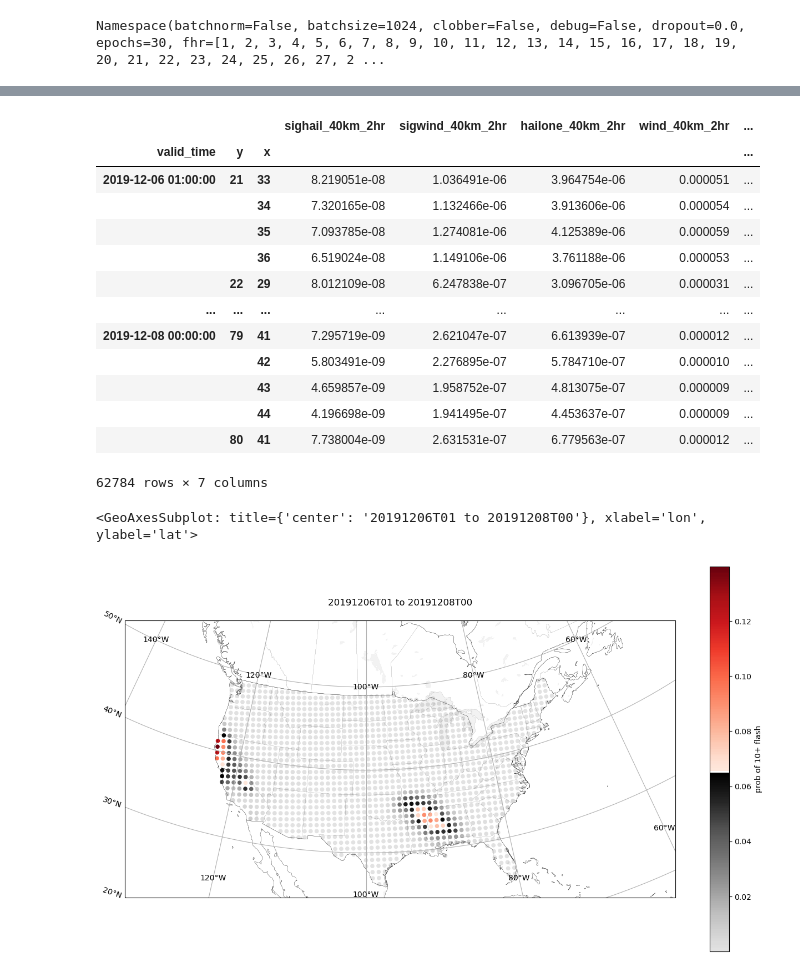
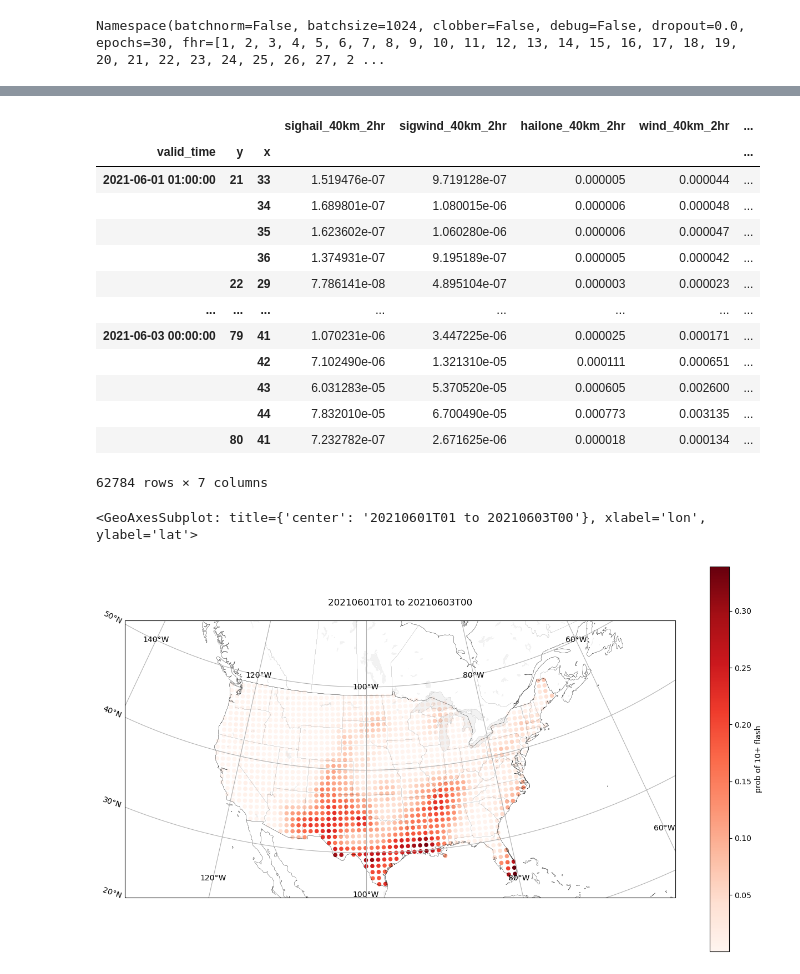
Before and after one commit to ahijevyc/machine-learning, a Jupyter notebook: lightning_prob.ipynb, the cells around one changed output, grey strips where cells are left out. Cells and saved outputs as stored; diff of their text form; code cells hidden in the pictures.

Commit message:
cmap issues

```diff
--- a/lightning_prob.ipynb
+++ b/lightning_prob.ipynb
@@ -197,4 +183,5 @@ To enable them in other operations, rebuild TensorFlow with the appropriate comp
 # %%
 idate = pd.to_datetime(idate).round("D")
+idate = pd.to_datetime("20210601")
 idate
 # %% [output]
@@ -202,9 +189,9 @@ Timestamp('2019-12-06 00:00:00')
 # %%
 parser = get_argparser()
-args = parser.parse_args(args="--model HRRR --batchsize 1024 --neurons 1024 --optim adam --glm "
-                         "--trainstart 19700101 --trainend 20201202 --teststart 20201202T12 "
-                         "--testend 20220101 --epochs 30 --learning 0.001 --kfold 5".split())
-df = grab_predictors(args, idate)
+args = parser.parse_args(args="--model HRRR --batchsize 1024 --neurons 1024 --optim adam"
+                         " --trainstart 19700101 --trainend 20201202 --teststart 20201202T12"
+                         " --testend 20220101 --epochs 30 --learning 0.001 --kfold 5".split())
+df = grab_predictors(args, idate, idir="~")
 # %%
 args
 # %% [output]
@@ -265,28 +287,31 @@ ensmean
 # %% [output]
 |  |  |  | sighail_40km_2hr | sigwind_40km_2hr | hailone_40km_2hr | wind_40km_2hr | ... |
 | valid_time | y | x |  |  |  |  | ... |
-| 2019-12-06 01:00:00 | 21 | 33 | 8.219051e-08 | 1.036491e-06 | 3.964754e-06 | 0.000051 | ... |
-|  |  | 34 | 7.320165e-08 | 1.132466e-06 | 3.913606e-06 | 0.000054 | ... |
-|  |  | 35 | 7.093785e-08 | 1.274081e-06 | 4.125389e-06 | 0.000059 | ... |
-|  |  | 36 | 6.519024e-08 | 1.149106e-06 | 3.761188e-06 | 0.000053 | ... |
-|  | 22 | 29 | 8.012109e-08 | 6.247838e-07 | 3.096705e-06 | 0.000031 | ... |
+| 2021-06-01 01:00:00 | 21 | 33 | 1.519476e-07 | 9.719128e-07 | 0.000005 | 0.000044 | ... |
+|  |  | 34 | 1.689801e-07 | 1.080015e-06 | 0.000006 | 0.000048 | ... |
+|  |  | 35 | 1.623602e-07 | 1.060280e-06 | 0.000006 | 0.000047 | ... |
+|  |  | 36 | 1.374931e-07 | 9.195189e-07 | 0.000005 | 0.000042 | ... |
+|  | 22 | 29 | 7.786141e-08 | 4.895104e-07 | 0.000003 | 0.000023 | ... |
 | ... | ... | ... | ... | ... | ... | ... | ... |
-| 2019-12-08 00:00:00 | 79 | 41 | 7.295719e-09 | 2.621047e-07 | 6.613939e-07 | 0.000012 | ... |
-|  |  | 42 | 5.803491e-09 | 2.276895e-07 | 5.784710e-07 | 0.000010 | ... |
-|  |  | 43 | 4.659857e-09 | 1.958752e-07 | 4.813075e-07 | 0.000009 | ... |
-|  |  | 44 | 4.196698e-09 | 1.941495e-07 | 4.453637e-07 | 0.000009 | ... |
-|  | 80 | 41 | 7.738004e-09 | 2.631531e-07 | 6.779563e-07 | 0.000012 | ... |
+| 2021-06-03 00:00:00 | 79 | 41 | 1.070231e-06 | 3.447225e-06 | 0.000025 | 0.000171 | ... |
+|  |  | 42 | 7.102490e-06 | 1.321310e-05 | 0.000111 | 0.000651 | ... |
+|  |  | 43 | 6.031283e-05 | 5.370520e-05 | 0.000605 | 0.002600 | ... |
+|  |  | 44 | 7.832010e-05 | 6.700490e-05 | 0.000773 | 0.003135 | ... |
+|  | 80 | 41 | 7.232782e-07 | 2.671625e-06 | 0.000018 | 0.000134 | ... |
 62784 rows × 7 columns
 # %%
 fig, ax = make_map(bbox=bbox, projection=map_crs)
-features["prob of 10+ flash"] = ensmean["flashes_40km_2hr"]
+f = "any_40km_2hr"
+if "flashes_40km_2hr" in ensmean:
+    f = "prob of 10+ flash"
+    features[f] = ensmean["flashes_40km_2hr"]
 valid_times = ensmean.index.get_level_values("valid_time")
 title=f'{valid_times.min().strftime("%Y%m%dT%H")} to {valid_times.max().strftime("%Y%m%dT%H")}'
-features.groupby(["y","x"]).mean()[["lat","lon","prob of 10+ flash"]].plot(ax=ax, title=title, cmap=cmap,
-                                                                           kind="scatter",x="lon",y="lat",c="prob of 10+ flash",
-                                                                          transform=ccrs.PlateCarree())
+features.groupby(["y","x"]).mean()[["lat","lon",f]].plot(ax=ax, title=title, cmap="Reds",
+                                                               kind="scatter",x="lon",y="lat",c=f,
+                                                              transform=ccrs.PlateCarree())
 # %% [output]
-<GeoAxesSubplot: title={'center': '20191206T01 to 20191208T00'}, xlabel='lon', ylabel='lat'>
+<GeoAxesSubplot: title={'center': '20210601T01 to 20210603T00'}, xlabel='lon', ylabel='lat'>
-[figure, old version]
+[figure, new version]
 # %%
 pd.concat([features[["lat","lon"]], Y.groupby(["y","x"]).mean()])
```
Also changed, not shown: parts of 23 cells of this notebook.
